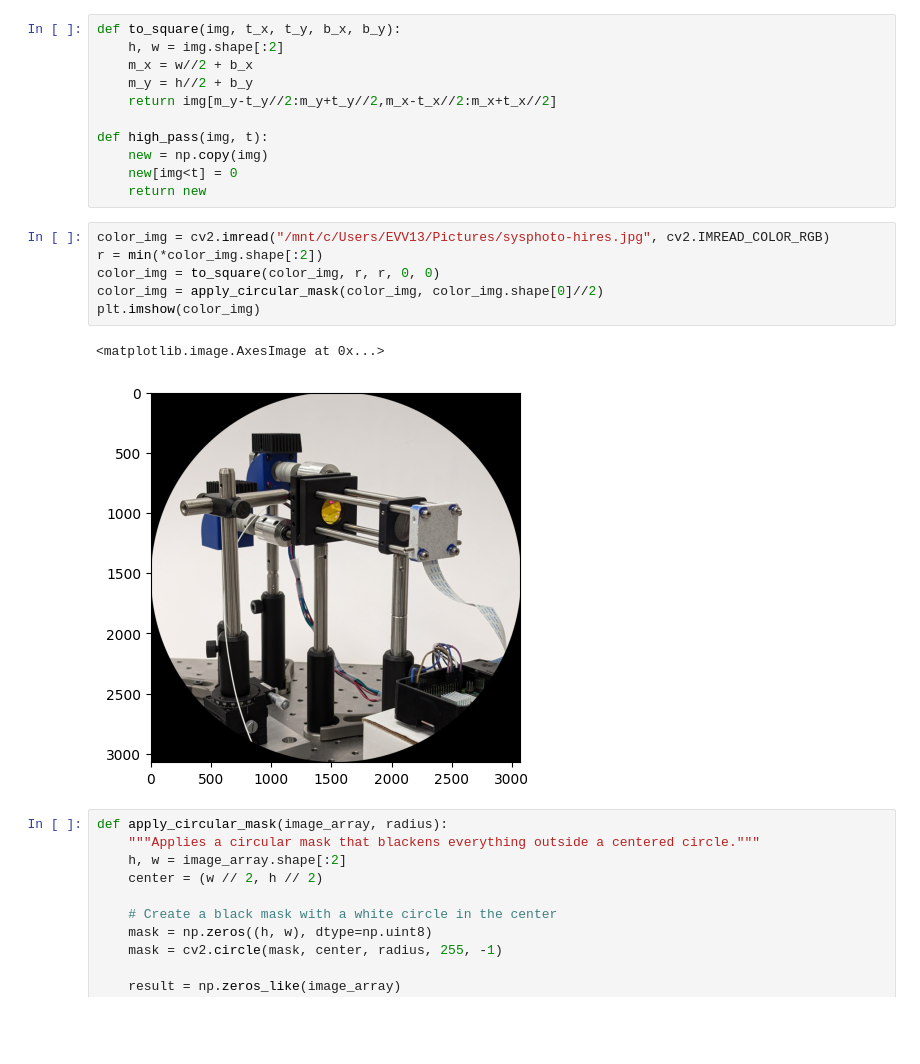
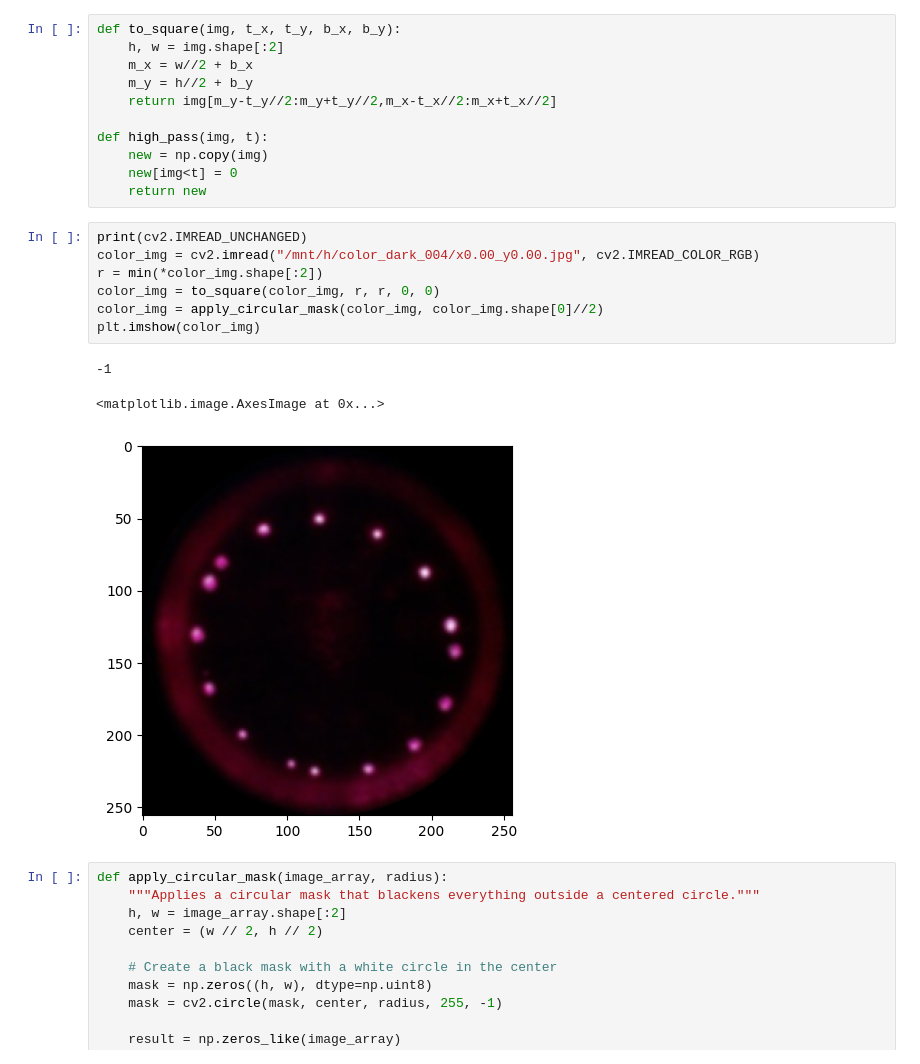
Before and after one commit to EvgeniiVenediktov/multireflection, a Jupyter notebook: processing_experiments.ipynb, the cells around one changed output. Cells and saved outputs as stored; diff of their text form; blank space fills up the shorter version.

Commit message:
color model

```diff
--- a/processing_experiments.ipynb
+++ b/processing_experiments.ipynb
@@ -18,14 +18,16 @@ def high_pass(img, t):
     new[img<t] = 0
     return new
 # %%
-color_img = cv2.imread("/mnt/c/Users/EVV13/Pictures/sysphoto-hires.jpg", cv2.IMREAD_COLOR_RGB)
+print(cv2.IMREAD_UNCHANGED)
+color_img = cv2.imread("/mnt/h/color_dark_004/x0.00_y0.00.jpg", cv2.IMREAD_COLOR_RGB)
 r = min(*color_img.shape[:2])
 color_img = to_square(color_img, r, r, 0, 0)
 color_img = apply_circular_mask(color_img, color_img.shape[0]//2)
 plt.imshow(color_img)
 # %% [output]
-<matplotlib.image.AxesImage at 0x...>
+-1
+<matplotlib.image.AxesImage at 0x...>
-[figure, old version]
+[figure, new version]
 # %%
 def apply_circular_mask(image_array, radius):
     """Applies a circular mask that blackens everything outside a centered circle."""
```
Also changed, not shown: 1 other file.
